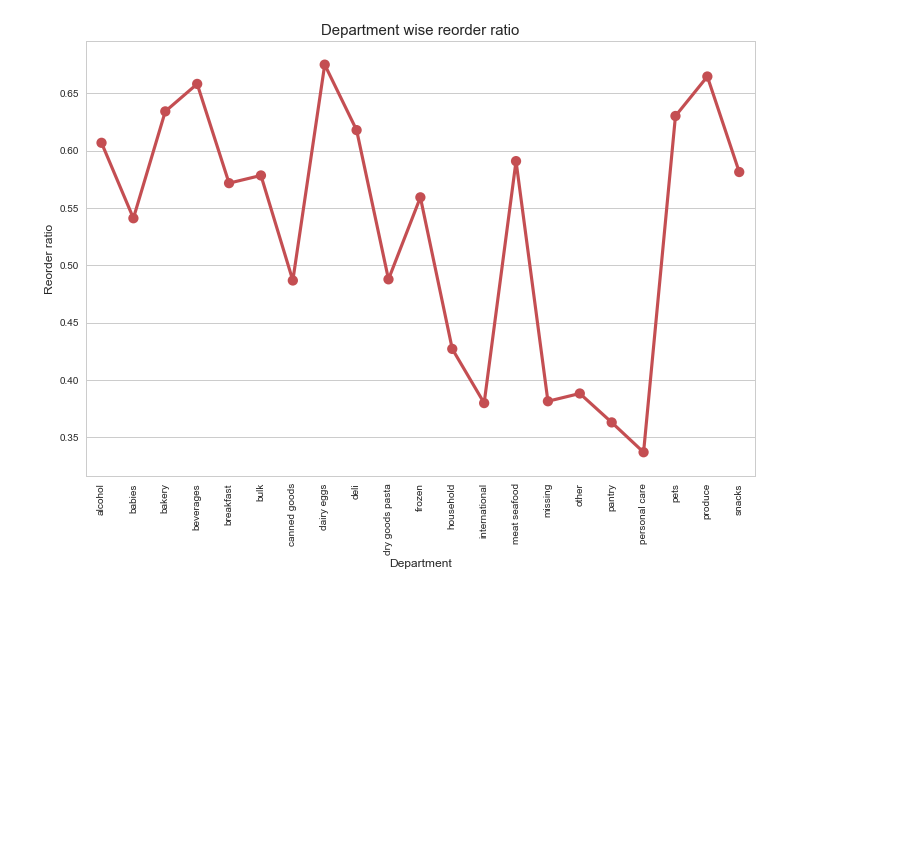
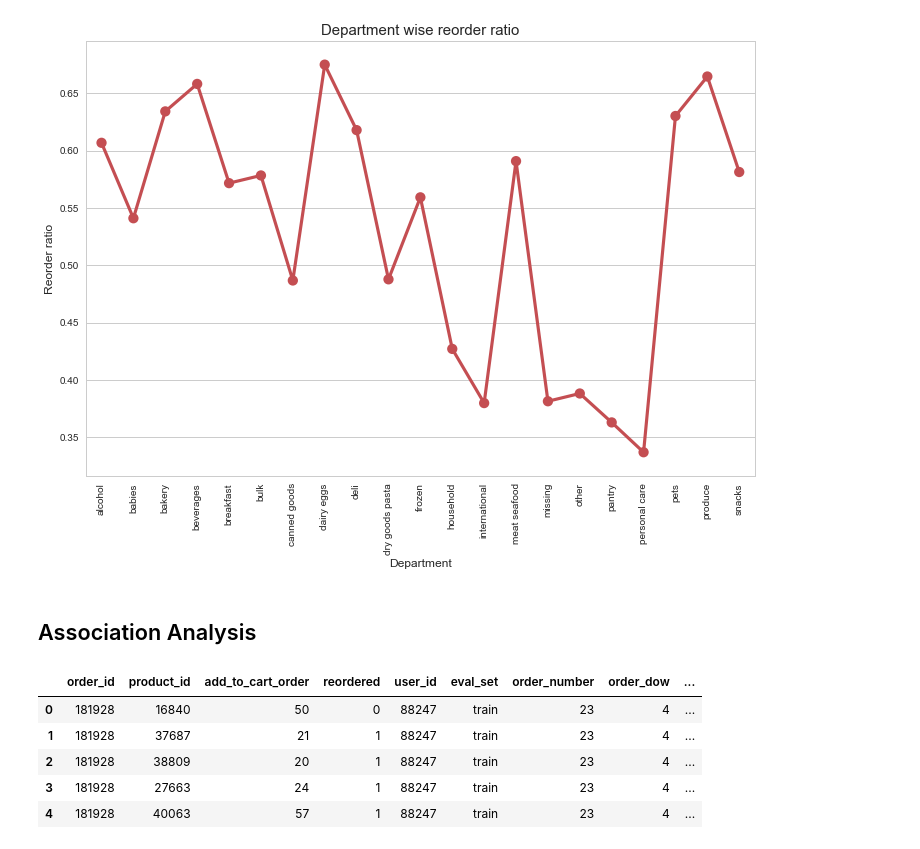
Before and after one commit to code-sonya/instacart, a Jupyter notebook: instacart_20170716_solyeong.ipynb, the cells around one changed output. Saved outputs shown, nothing was run; the diff lists cells and outputs as text; code cells hidden in the pictures; blank space fills up the shorter version.

```diff
--- a/instacart_20170716_solyeong.ipynb
+++ b/instacart_20170716_solyeong.ipynb
@@ -327,3 +331,5 @@ plt.xticks(rotation='vertical')
 plt.show()
 # %% [output]
 [figure]
+# %% [markdown]
+## Association Analysis
@@ -329,0 +341,9 @@ plt.show()
+# %%
+merge_train_ds.head()
+# %% [output]
+|  | order_id | product_id | add_to_cart_order | reordered | user_id | eval_set | order_number | order_dow | ... |
+| 0 | 181928 | 16840 | 50 | 0 | 88247 | train | 23 | 4 | ... |
+| 1 | 181928 | 37687 | 21 | 1 | 88247 | train | 23 | 4 | ... |
+| 2 | 181928 | 38809 | 20 | 1 | 88247 | train | 23 | 4 | ... |
+| 3 | 181928 | 27663 | 24 | 1 | 88247 | train | 23 | 4 | ... |
+| 4 | 181928 | 40063 | 57 | 1 | 88247 | train | 23 | 4 | ... |
```
Also changed, not shown: parts of 23 cells of this notebook.
